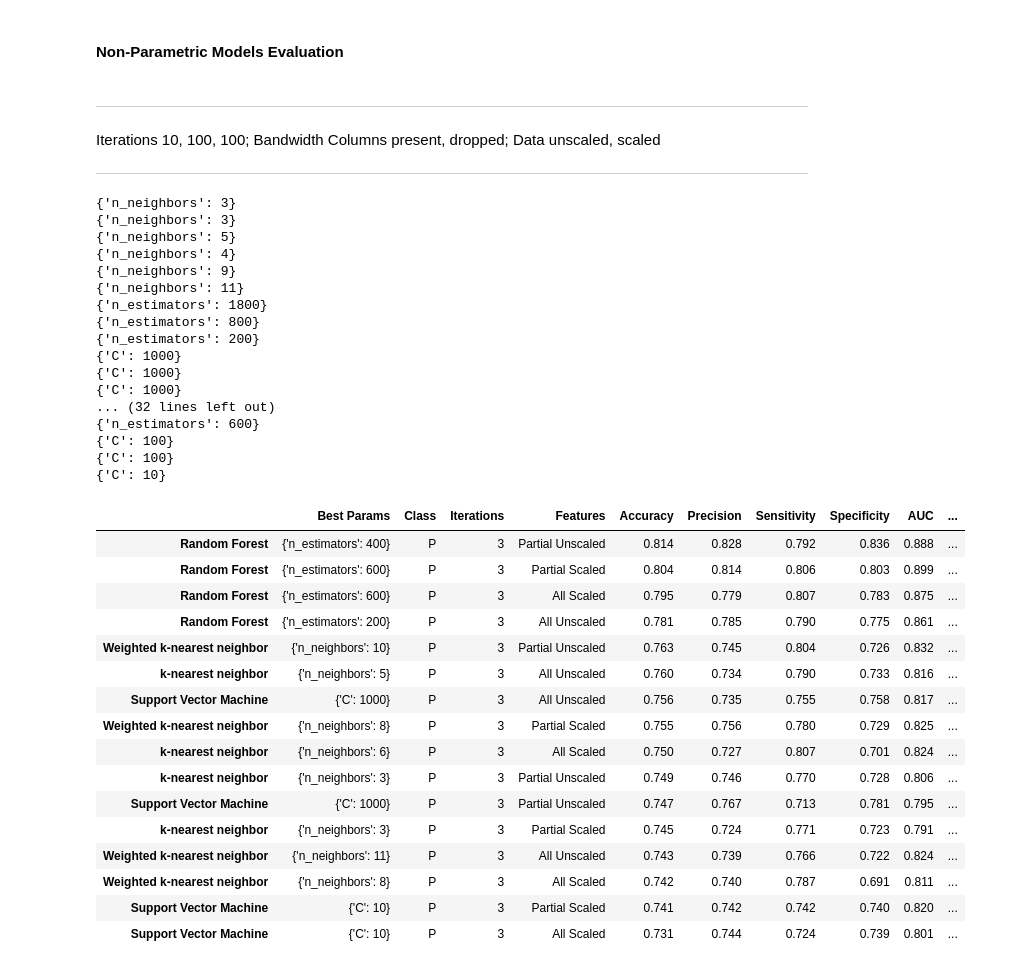
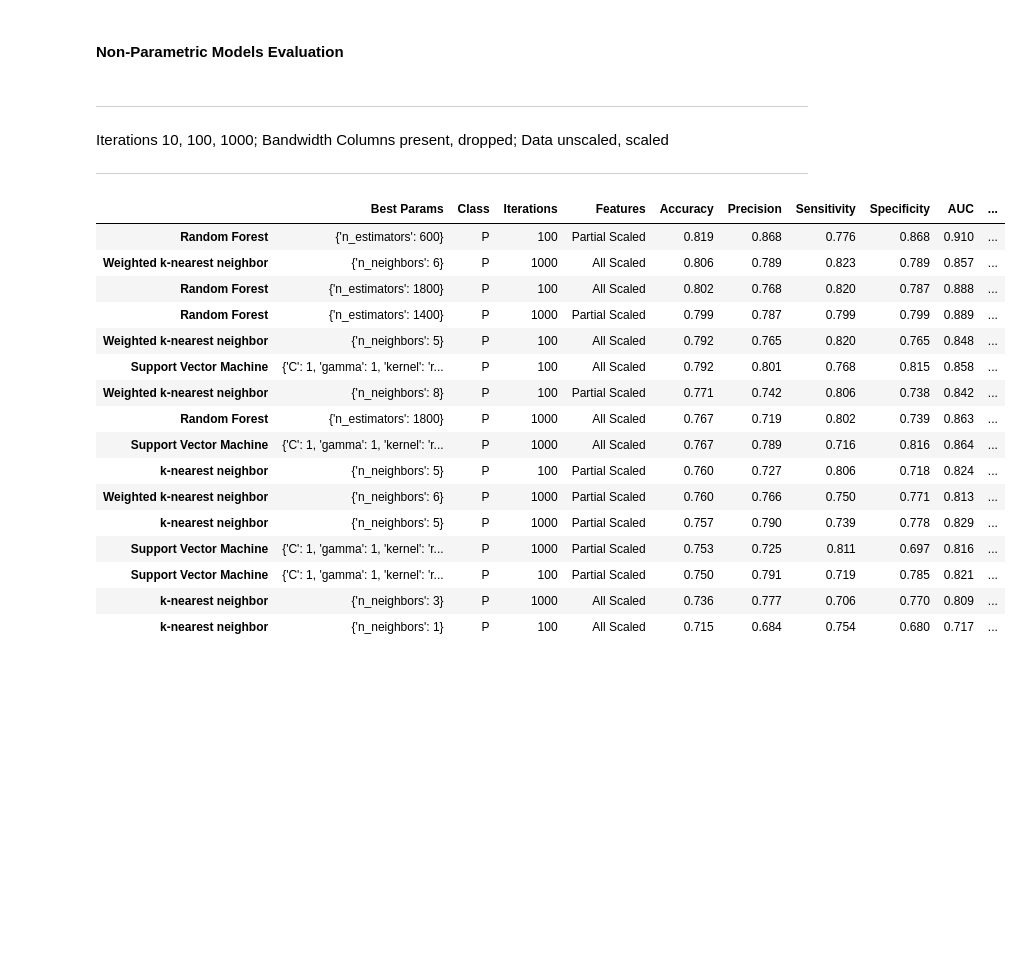
Before and after one commit to carl-schick-ds/rails, a Jupyter notebook: rails.ipynb, the cells around one changed output. Cells and saved outputs as stored; diff of their text form; code cells hidden in the pictures; blank space fills up the shorter version.

```diff
--- a/rails.ipynb
+++ b/rails.ipynb
@@ -468,53 +463,14 @@ Iterations 100,000; Bandwidth Columns dropped; Data scaled
 #### Non-Parametric Models Evaluation
 # %% [markdown]
 ***
-Iterations 10, 100, 100; Bandwidth Columns present, dropped; Data unscaled, scaled
+Iterations 10, 100, 1000; Bandwidth Columns present, dropped; Data unscaled, scaled
 ***
 # %%
-iterations = [3]
-run_results = []
+iterations = [100, 1000]
+npm_run_results = []
 
 for i in iterations:
-    run_results.append(test_non_parametric_models(X_all, y, features_desc='All Unscaled', iterations=i)[0])
-    run_results.append(test_non_parametric_models(X_partial, y, features_desc='Partial Unscaled', iterations=i)[0])
-    run_results.append(test_non_parametric_models(X_all_scaled, y, features_desc='All Scaled', iterations=i)[0])
-    run_results.append(test_non_parametric_models(X_partial_scaled, y, features_desc='Partial Scaled', iterations=i)[0])
-
-all_results = pd.concat(run_results)
-all_results.sort_values(by='Accuracy', ascending=False, inplace=True)
-display(all_results)
+    # npm_run_results.append(test_non_parametric_models(X_all, y, features_desc='All Unscaled', iterations=i)[0])
+    # npm_run_results.append(test_non_parametric_models(X_partial, y, features_desc='Partial Unscaled', iterations=i)[0])
+    npm_run_results.append(test_non_parametric_models(X_all_scaled, y, features_desc='All Scaled', iterations=i)[0])
+    npm_run_results.append(test_non_parametric_models(X_partial_scaled, y, features_desc='Partial Scaled', iterations=i)[0])
-# %% [output]
-{'n_neighbors': 3}
-{'n_neighbors': 3}
-{'n_neighbors': 5}
-{'n_neighbors': 4}
-{'n_neighbors': 9}
-{'n_neighbors': 11}
-{'n_estimators': 1800}
-{'n_estimators': 800}
-{'n_estimators': 200}
-{'C': 1000}
-{'C': 1000}
-{'C': 1000}
-... (32 lines left out)
-{'n_estimators': 600}
-{'C': 100}
-{'C': 100}
-{'C': 10}
-|  | Best Params | Class | Iterations | Features | Accuracy | Precision | Sensitivity | Specificity | AUC | ... |
-| Random Forest | {'n_estimators': 400} | P | 3 | Partial Unscaled | 0.814 | 0.828 | 0.792 | 0.836 | 0.888 | ... |
-| Random Forest | {'n_estimators': 600} | P | 3 | Partial Scaled | 0.804 | 0.814 | 0.806 | 0.803 | 0.899 | ... |
-| Random Forest | {'n_estimators': 600} | P | 3 | All Scaled | 0.795 | 0.779 | 0.807 | 0.783 | 0.875 | ... |
-| Random Forest | {'n_estimators': 200} | P | 3 | All Unscaled | 0.781 | 0.785 | 0.790 | 0.775 | 0.861 | ... |
-| Weighted k-nearest neighbor | {'n_neighbors': 10} | P | 3 | Partial Unscaled | 0.763 | 0.745 | 0.804 | 0.726 | 0.832 | ... |
-| k-nearest neighbor | {'n_neighbors': 5} | P | 3 | All Unscaled | 0.760 | 0.734 | 0.790 | 0.733 | 0.816 | ... |
-| Support Vector Machine | {'C': 1000} | P | 3 | All Unscaled | 0.756 | 0.735 | 0.755 | 0.758 | 0.817 | ... |
-| Weighted k-nearest neighbor | {'n_neighbors': 8} | P | 3 | Partial Scaled | 0.755 | 0.756 | 0.780 | 0.729 | 0.825 | ... |
-| k-nearest neighbor | {'n_neighbors': 6} | P | 3 | All Scaled | 0.750 | 0.727 | 0.807 | 0.701 | 0.824 | ... |
-| k-nearest neighbor | {'n_neighbors': 3} | P | 3 | Partial Unscaled | 0.749 | 0.746 | 0.770 | 0.728 | 0.806 | ... |
-| Support Vector Machine | {'C': 1000} | P | 3 | Partial Unscaled | 0.747 | 0.767 | 0.713 | 0.781 | 0.795 | ... |
-| k-nearest neighbor | {'n_neighbors': 3} | P | 3 | Partial Scaled | 0.745 | 0.724 | 0.771 | 0.723 | 0.791 | ... |
-| Weighted k-nearest neighbor | {'n_neighbors': 11} | P | 3 | All Unscaled | 0.743 | 0.739 | 0.766 | 0.722 | 0.824 | ... |
-| Weighted k-nearest neighbor | {'n_neighbors': 8} | P | 3 | All Scaled | 0.742 | 0.740 | 0.787 | 0.691 | 0.811 | ... |
-| Support Vector Machine | {'C': 10} | P | 3 | Partial Scaled | 0.741 | 0.742 | 0.742 | 0.740 | 0.820 | ... |
-| Support Vector Machine | {'C': 10} | P | 3 | All Scaled | 0.731 | 0.744 | 0.724 | 0.739 | 0.801 | ... |
@@ -543,0 +477,22 @@ display(all_results)
+# %%
+all_results = pd.concat(npm_run_results)
+all_results.sort_values(by='Accuracy', ascending=False, inplace=True)
+display(all_results)
+# %% [output]
+|  | Best Params | Class | Iterations | Features | Accuracy | Precision | Sensitivity | Specificity | AUC | ... |
+| Random Forest | {'n_estimators': 600} | P | 100 | Partial Scaled | 0.819 | 0.868 | 0.776 | 0.868 | 0.910 | ... |
+| Weighted k-nearest neighbor | {'n_neighbors': 6} | P | 1000 | All Scaled | 0.806 | 0.789 | 0.823 | 0.789 | 0.857 | ... |
+| Random Forest | {'n_estimators': 1800} | P | 100 | All Scaled | 0.802 | 0.768 | 0.820 | 0.787 | 0.888 | ... |
+| Random Forest | {'n_estimators': 1400} | P | 1000 | Partial Scaled | 0.799 | 0.787 | 0.799 | 0.799 | 0.889 | ... |
+| Weighted k-nearest neighbor | {'n_neighbors': 5} | P | 100 | All Scaled | 0.792 | 0.765 | 0.820 | 0.765 | 0.848 | ... |
+| Support Vector Machine | {'C': 1, 'gamma': 1, 'kernel': 'r... | P | 100 | All Scaled | 0.792 | 0.801 | 0.768 | 0.815 | 0.858 | ... |
+| Weighted k-nearest neighbor | {'n_neighbors': 8} | P | 100 | Partial Scaled | 0.771 | 0.742 | 0.806 | 0.738 | 0.842 | ... |
+| Random Forest | {'n_estimators': 1800} | P | 1000 | All Scaled | 0.767 | 0.719 | 0.802 | 0.739 | 0.863 | ... |
+| Support Vector Machine | {'C': 1, 'gamma': 1, 'kernel': 'r... | P | 1000 | All Scaled | 0.767 | 0.789 | 0.716 | 0.816 | 0.864 | ... |
+| k-nearest neighbor | {'n_neighbors': 5} | P | 100 | Partial Scaled | 0.760 | 0.727 | 0.806 | 0.718 | 0.824 | ... |
+| Weighted k-nearest neighbor | {'n_neighbors': 6} | P | 1000 | Partial Scaled | 0.760 | 0.766 | 0.750 | 0.771 | 0.813 | ... |
+| k-nearest neighbor | {'n_neighbors': 5} | P | 1000 | Partial Scaled | 0.757 | 0.790 | 0.739 | 0.778 | 0.829 | ... |
+| Support Vector Machine | {'C': 1, 'gamma': 1, 'kernel': 'r... | P | 1000 | Partial Scaled | 0.753 | 0.725 | 0.811 | 0.697 | 0.816 | ... |
+| Support Vector Machine | {'C': 1, 'gamma': 1, 'kernel': 'r... | P | 100 | Partial Scaled | 0.750 | 0.791 | 0.719 | 0.785 | 0.821 | ... |
+| k-nearest neighbor | {'n_neighbors': 3} | P | 1000 | All Scaled | 0.736 | 0.777 | 0.706 | 0.770 | 0.809 | ... |
+| k-nearest neighbor | {'n_neighbors': 1} | P | 100 | All Scaled | 0.715 | 0.684 | 0.754 | 0.680 | 0.717 | ... |
```
Also changed, not shown: parts of 10 cells of this notebook, 1 other file.
